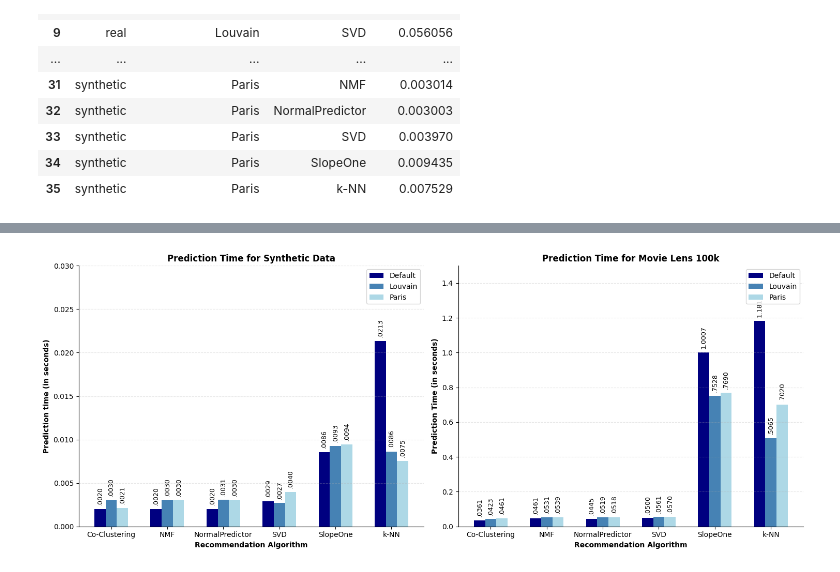
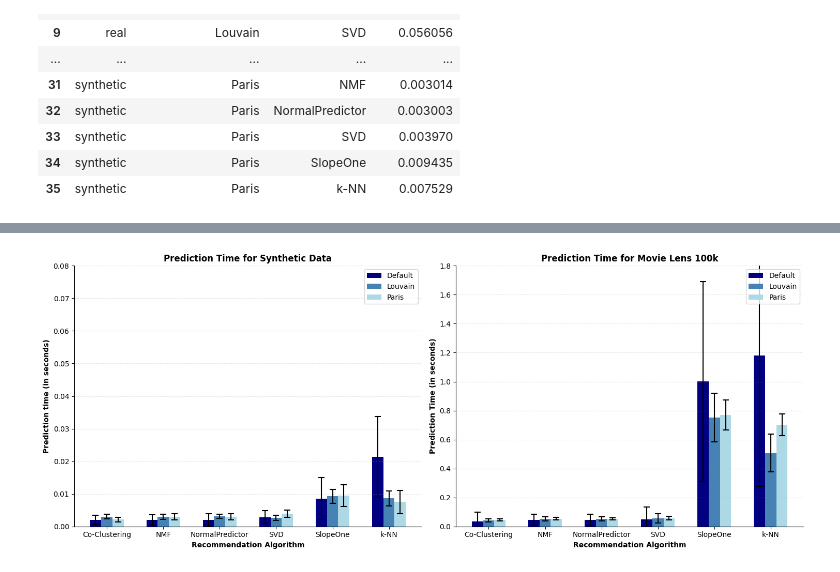
Before and after one commit to ryan-dutra/Collaborative-filtering, a Jupyter notebook: notebooks/summarization_of_cost.ipynb, the cells around one changed output, grey strips where cells are left out. Drawn from its saved outputs; the diff is of its cells as text; code cells hidden in the pictures.

Commit message:
add errors in plots

```diff
--- a/notebooks/summarization_of_cost.ipynb
+++ b/notebooks/summarization_of_cost.ipynb
@@ -40,7 +40,10 @@ df = data.copy()
 df = df.groupby(['dataset', 'community_detector', 'algorithm_rec', 'test_size', 'split_id'])['train_runtime'].sum().reset_index()
 df = df.groupby(['dataset', 'community_detector', 'algorithm_rec', 'test_size'])['train_runtime'].median().reset_index()
 df = df.groupby(['dataset', 'community_detector', 'algorithm_rec'])['train_runtime'].median().reset_index()
-df
+errors = data.copy()
+errors = errors.groupby(['dataset', 'community_detector', 'algorithm_rec'])['train_runtime'].mad().reset_index()
+
+display(df)
 # %% [output]
 |  | dataset | community_detector | algorithm_rec | train_runtime |
 | 0 | real | Default | Co-Clustering | 1.599588 |
@@ -151,7 +183,10 @@ df = data.copy()
 df = df.groupby(['dataset', 'community_detector', 'algorithm_rec', 'test_size', 'split_id'])['test_runtime'].sum().reset_index()
 df = df.groupby(['dataset', 'community_detector', 'algorithm_rec', 'test_size'])['test_runtime'].median().reset_index()
 df = df.groupby(['dataset', 'community_detector', 'algorithm_rec'])['test_runtime'].median().reset_index()
-df
+errors = data.copy()
+errors = errors.groupby(['dataset', 'community_detector', 'algorithm_rec'])['test_runtime'].mad().reset_index()
+
+display(df)
 # %% [output]
 |  | dataset | community_detector | algorithm_rec | test_runtime |
 | 0 | real | Default | Co-Clustering | 0.036103 |
@@ -192,22 +247,31 @@ syntpd = df[df['dataset'] == 'synthetic'][['community_detector', 'algorithm_rec'
 syntpd = syntpd.sort_values(by=['algorithm_rec', 'community_detector'])
 run_synt = syntpd['test_runtime'].values
 run_synt = run_synt.reshape(-1, 3)
+errorpd = errors[errors['dataset'] == 'synthetic'][['community_detector', 'algorithm_rec', 'test_runtime']]
+errorpd = errorpd.sort_values(by=['algorithm_rec', 'community_detector'])
+errors_synt = errorpd['test_runtime'].values
+errors_synt = errors_synt.reshape(-1, 3)
 
 realpd = df[df['dataset'] == 'real'][['community_detector', 'algorithm_rec', 'test_runtime']]
 realpd = realpd.sort_values(by=['algorithm_rec', 'community_detector'])
 run_real = realpd['test_runtime'].values
 run_real = run_real.reshape(-1, 3)
+errorpd = errors[errors['dataset'] == 'real'][['community_detector', 'algorithm_rec', 'test_runtime']]
+errorpd = errorpd.sort_values(by=['algorithm_rec', 'community_detector'])
+errors_real = errorpd['test_runtime'].values
+errors_real = errors_real.reshape(-1, 3)
 
 fig, axes = plt.subplots(1, 2, figsize=(15, 6))
 
 # Plotting the bars and adding labels for the synthetic dataset
 for i, method in enumerate(methods):
-    axes[0].bar(index + (i * bar_width), run_synt[:, i], bar_width, label=method, color=colors[i])
-    for j, value in enumerate(run_synt[:, i]):
-        formatted_value = format(value, '.4f').lstrip('0')
-        axes[0].annotate(formatted_value, xy=(index[j] + (i * bar_width), value),
-                         xytext=(0, 5), textcoords='offset points', ha='center', va='bottom',
-                         fontsize=9, color='black', rotation='vertical')
+    axes[0].bar(index + (i * bar_width), run_synt[:, i], yerr=errors_synt[:, i], width=bar_width, label=method,
+                color=colors[i], capsize=4, error_kw={'capthick': 1.5})
+#    for j, value in enumerate(run_synt[:, i]):
+#        formatted_value = format(value, '.3f').lstrip('0')
+#        axes[0].annotate(formatted_value, xy=(index[j] + (i * bar_width), value),
+#                         xytext=(0, -35), textcoords='offset points', ha='center', va='top',
+#                         fontsize=9, color='blueviolet', rotation='vertical', fontweight='bold')
 
 # Additional plot settings for the synthetic dataset
 axes[0].set_xlabel('Recommendation Algorithm', fontweight='bold')
@@ -215,43 +279,43 @@ axes[0].set_ylabel('Prediction time (in seconds)', fontweight='bold')
 axes[0].set_title('Prediction Time for Synthetic Data', fontweight='bold')
 axes[0].set_xticks(index + (bar_width * (len(methods) - 1) / 2))
 axes[0].set_xticklabels(models, ha='center')
-axes[0].set_ylim(0, 0.030)
+axes[0].set_ylim(0, 0.08)
 axes[0].legend()
 
 # Add horizontal grid lines for the synthetic dataset
 axes[0].grid(axis='y', linestyle='--', alpha=0.3)
 
 for i, method in enumerate(methods):
-    axes[1].bar(index + (i * bar_width), run_real[:, i], bar_width, label=method, color=colors[i])
-    for j, value in enumerate(run_real[:, i]):
-        formatted_value = format(value, '.4f').lstrip('0')
-        axes[1].annotate(formatted_value, xy=(index[j] + (i * bar_width), value),
-                         xytext=(0, 5), textcoords='offset points', ha='center', va='bottom',
-                         fontsize=9, color='black', rotation='vertical')
-
+    axes[1].bar(index + (i * bar_width), run_real[:, i], yerr=errors_real[:, i], width=bar_width, label=method,
+                color=colors[i], capsize=4, error_kw={'capthick': 1.5})
+#    for j, value in enumerate(run_real[:, i]):
+#        formatted_value = format(value, '.4f').lstrip('0')
+#        axes[1].annotate(formatted_value, xy=(index[j] + (i * bar_width), value),
+#                         xytext=(0, -35), textcoords='offset points', ha='center', va='top',
+#                         fontsize=9, color='blueviolet', rotation='vertical', fontweight='bold')
 # Additional plot settings for the real dataset
 axes[1].set_xlabel('Recommendation Algorithm', fontweight='bold')
 axes[1].set_ylabel('Prediction Time (in seconds)', fontweight='bold')
 axes[1].set_title('Prediction Time for Movie Lens 100k', fontweight='bold')
 axes[1].set_xticks(index + (bar_width * (len(methods) - 1) / 2))
 axes[1].set_xticklabels(models, ha='center')
-axes[1].set_ylim(0, 1.5)
+axes[1].set_ylim(0, 1.8)
 axes[1].legend()
 
 # Add horizontal grid lines for the real dataset
 axes[1].grid(axis='y', linestyle='--', alpha=0.3)
 
 # Remove the top and right spines for both subplots
 axes[0].spines['top'].set_visible(False)
 axes[0].spines['right'].set_visible(False)
 axes[1].spines['top'].set_visible(False)
 axes[1].spines['right'].set_visible(False)
 
 # Adjust the spacing between subplots
 fig.tight_layout()
 
 # Display the plot
 plt.savefig('../plots/experiment_results/cost_comparison/prediction_plot.pdf')
 plt.show()
 # %% [output]
-[figure, old version]
+[figure, new version]
```
Also changed, not shown: parts of 3 cells of this notebook, 3 other files.
